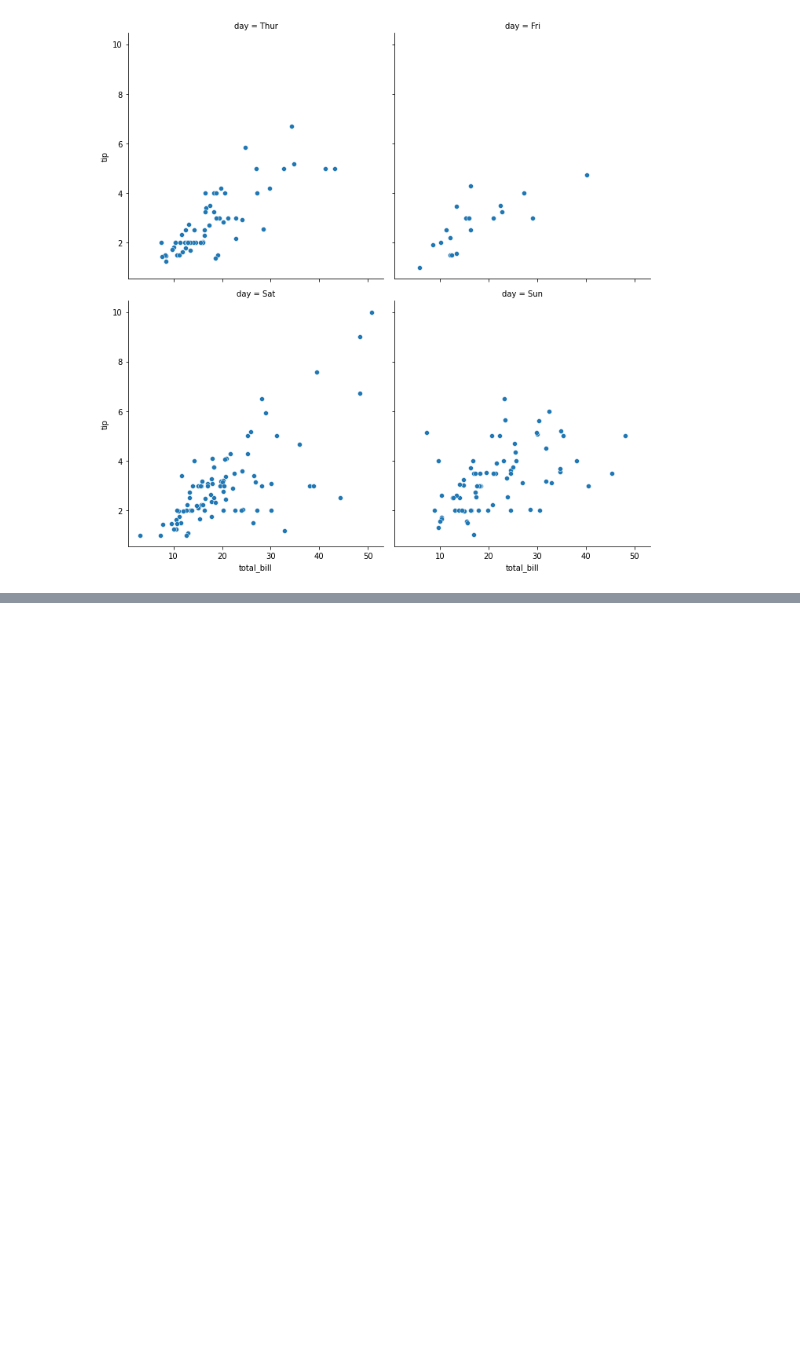
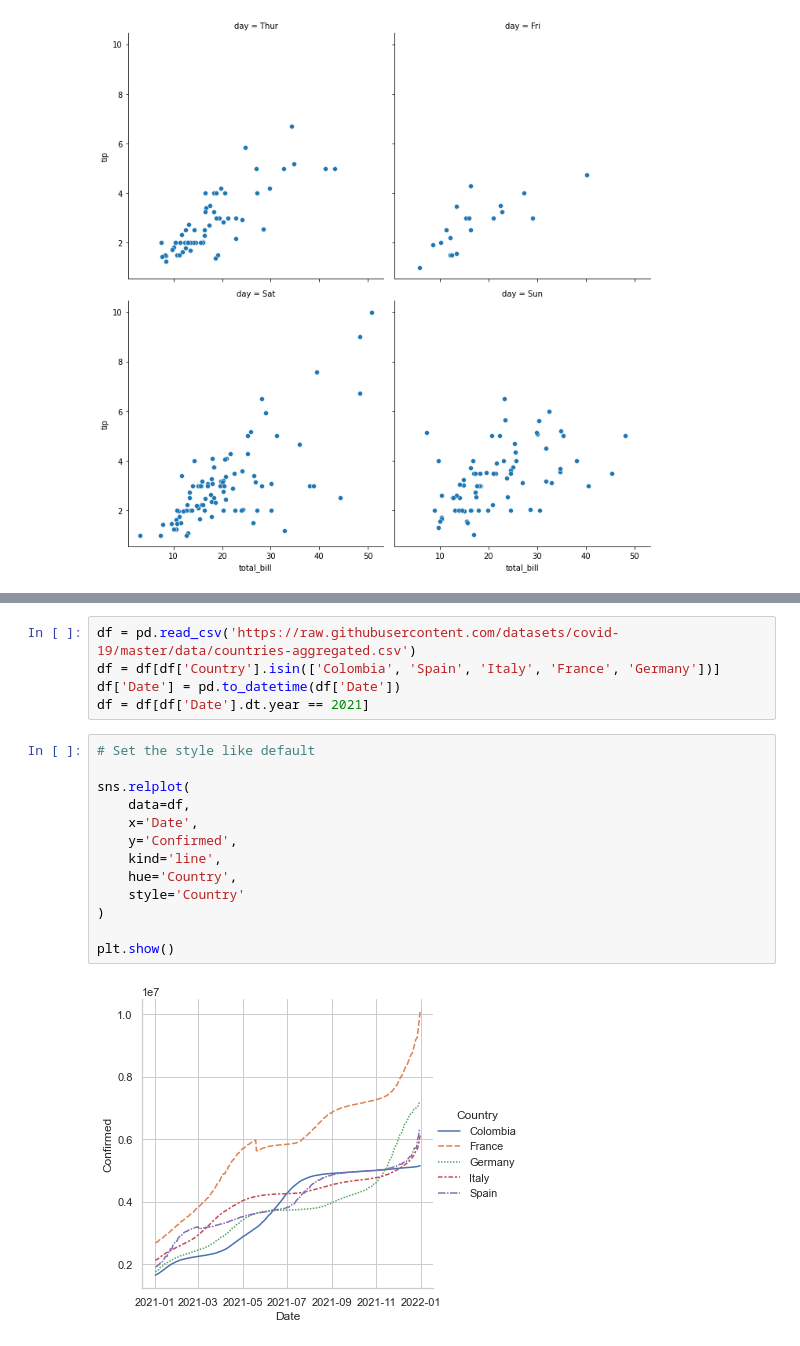
Before and after one commit to JuanFeA98/DataCamp, a Jupyter notebook: Visualization with Seaborn/02. Visualizing Two Quantitative Variables.ipynb, the cells around one changed output, grey strips where cells are left out. Saved outputs shown, nothing was run; the diff lists cells and outputs as text; blank space fills up the shorter version.

```diff
--- a/Visualization with Seaborn/02. Visualizing Two Quantitative Variables.ipynb
+++ b/Visualization with Seaborn/02. Visualizing Two Quantitative Variables.ipynb
@@ -53,0 +73,20 @@ plt.show()
+# %%
+df = pd.read_csv('https://raw.githubusercontent.com/datasets/covid-19/master/data/countries-aggregated.csv')
+df = df[df['Country'].isin(['Colombia', 'Spain', 'Italy', 'France', 'Germany'])]
+df['Date'] = pd.to_datetime(df['Date'])
+df = df[df['Date'].dt.year == 2021]
+# %%
+# Set the style like default
+
+sns.relplot(
+    data=df,
+    x='Date',
+    y='Confirmed',
+    kind='line',
+    hue='Country',
+    style='Country'
+)
+
+plt.show()
+# %% [output]
+[figure, added]
```
Also changed, not shown: parts of 3 cells of this notebook.
